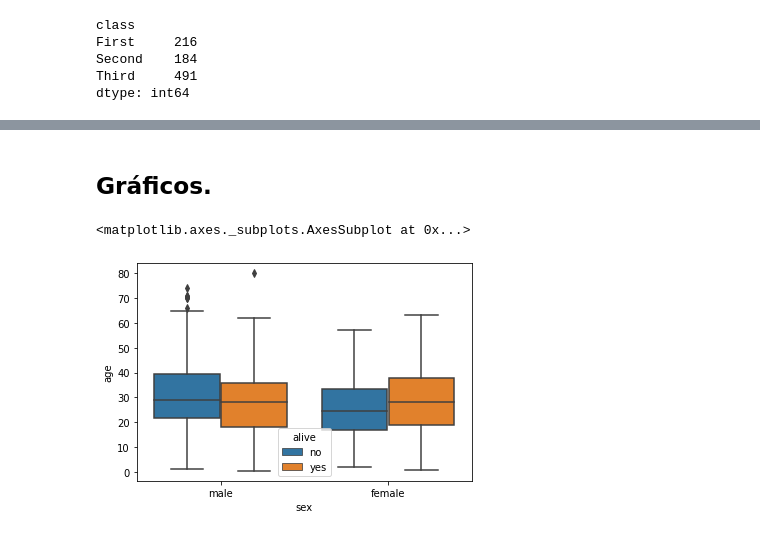
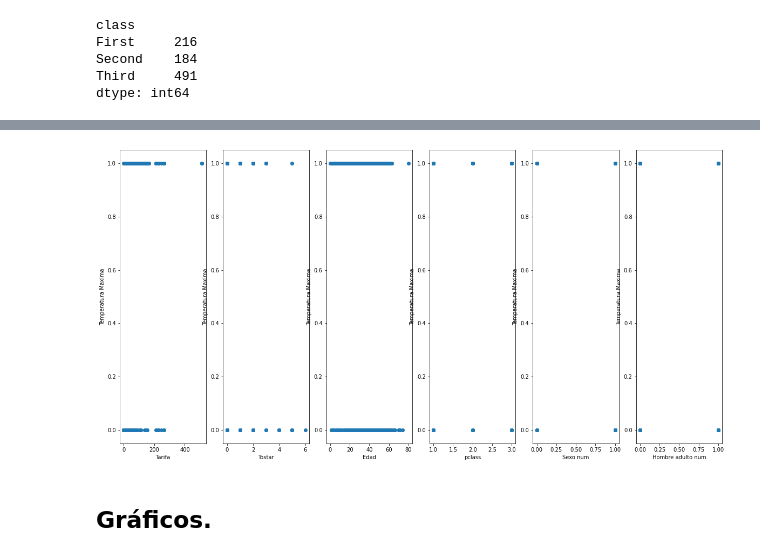
Before and after one commit to Andres10121997/Titanic, a Jupyter notebook: Titanic.ipynb, the cells around one changed output, grey strips where cells are left out. Cells and saved outputs as stored; diff of their text form; code cells hidden in the pictures.

```diff
--- a/Titanic.ipynb
+++ b/Titanic.ipynb
@@ -118,10 +242,38 @@ heatmap(data = titanic.corr(), annot = True, cmap = "RdYlGn", square = True, lin
+# %%
+caracteristicas: list = [
+    "Tarifa",
+    "Tostar",
+    "Edad",
+    "pclass",
+    "Sexo num",
+    "Hombre adulto num"
+]
+
+# Lo siguiente en caso de que existan valores nulos en las columnas seleccionadas
+
+for col in caracteristicas:
+  titanic[col].fillna(titanic[col].mean(),inplace=True)
+
+maxTemp = titanic["Sobrevivió"]
+plt.figure(
+    figsize=(20,10)
+)
+for pivote,col in enumerate(caracteristicas):
+  plt.subplot(
+      1,
+      len(caracteristicas),
+      pivote+1
+  )
+  plt.scatter(
+      titanic[col],
+      maxTemp
+  )
+
+  plt.xlabel(col)
+  plt.ylabel("Temperatura Maxima")
+
+plt.show()
+# %% [output]
+[figure, added]
 # %% [markdown]
 ## Gráficos.
-# %%
-boxplot(x = "sex",
-        y = "age",
-        hue = "alive",
-        data = titanic)
-# %% [output]
-<matplotlib.axes._subplots.AxesSubplot at 0x...>
-[figure, removed]
```
Also changed, not shown: parts of 85 cells of this notebook.
